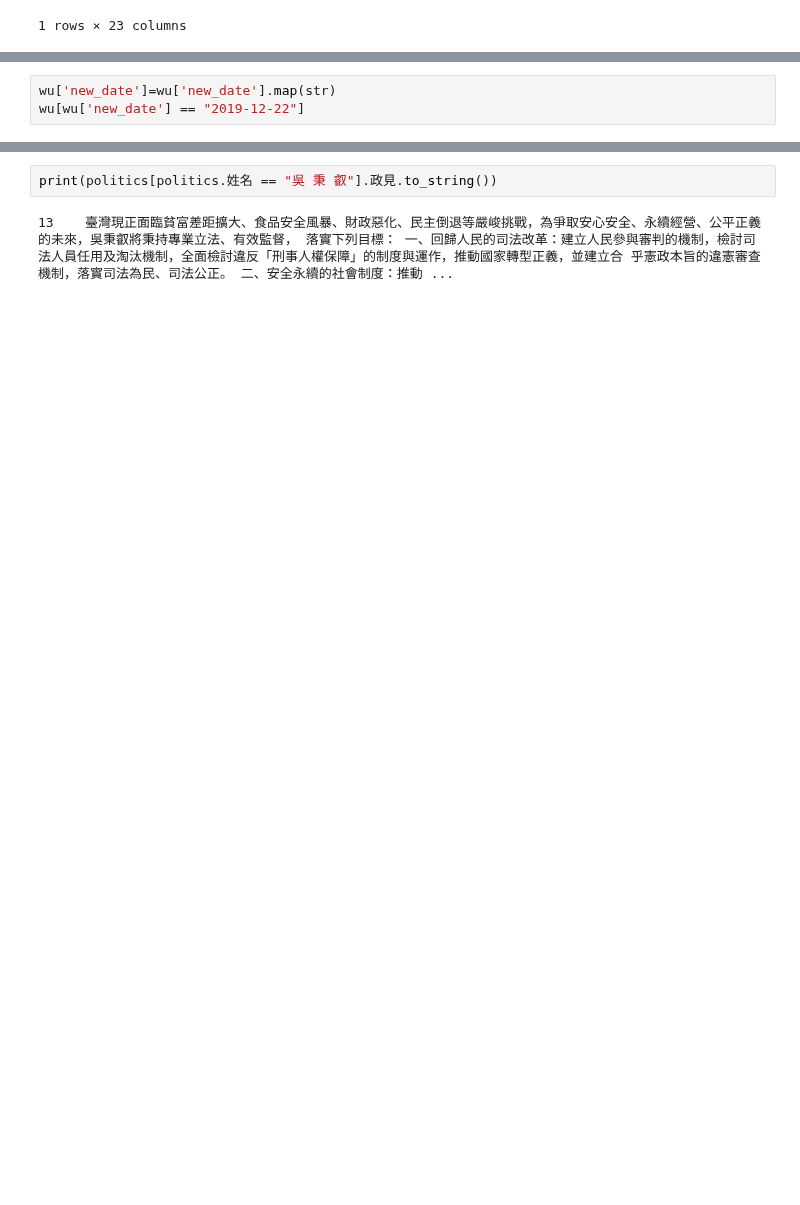
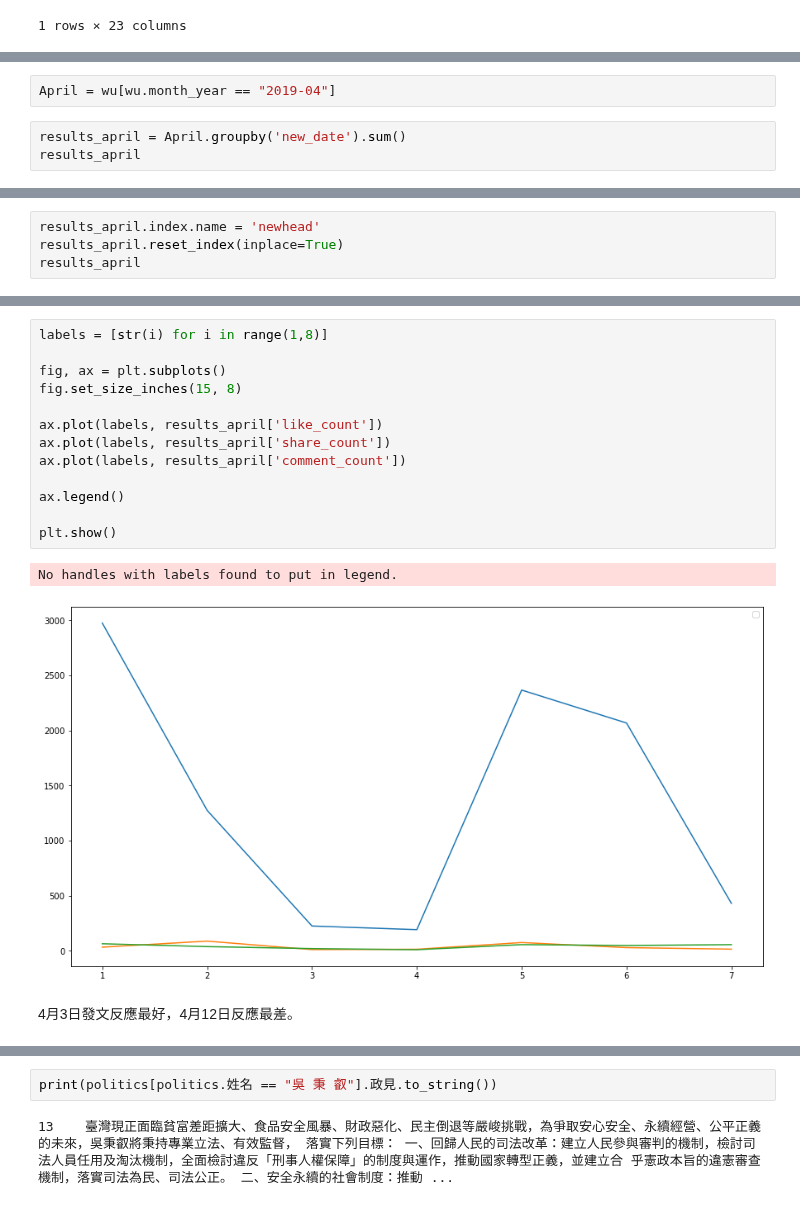
Before and after one commit to twtzuyuchen/Politisc_and_information, a Jupyter notebook: 陳子瑜＿ 0322＿吳秉叡.ipynb, the cells around one changed output, grey strips where cells are left out. Cells and saved outputs as stored; diff of their text form; blank space fills up the shorter version.

```diff
--- a/陳子瑜＿ 0322＿吳秉叡.ipynb
+++ b/陳子瑜＿ 0322＿吳秉叡.ipynb
@@ -268,3 +378,0 @@ temp[temp.like_count == max(temp.like_count)]
-# %%
-wu['new_date']=wu['new_date'].map(str)
-wu[wu['new_date'] == "2019-12-22"]
@@ -282,0 +387,5 @@ See the caveats in the documentation: https://pandas.pydata.org/pandas-docs/stab
+# %%
+April = wu[wu.month_year == "2019-04"]
+# %%
+results_april = April.groupby('new_date').sum()
+results_april
@@ -282,0 +402,4 @@ See the caveats in the documentation: https://pandas.pydata.org/pandas-docs/stab
+# %%
+results_april.index.name = 'newhead'
+results_april.reset_index(inplace=True)
+results_april
@@ -282,0 +415,18 @@ See the caveats in the documentation: https://pandas.pydata.org/pandas-docs/stab
+# %%
+labels = [str(i) for i in range(1,8)]
+
+fig, ax = plt.subplots()
+fig.set_size_inches(15, 8)
+
+ax.plot(labels, results_april['like_count'])
+ax.plot(labels, results_april['share_count'])
+ax.plot(labels, results_april['comment_count'])
+
+ax.legend()
+
+plt.show()
+# %% [output]
+No handles with labels found to put in legend.
+[figure, added]
+# %% [markdown]
+4月3日發文反應最好，4月12日反應最差。
```
Also changed, not shown: parts of 42 cells of this notebook.
